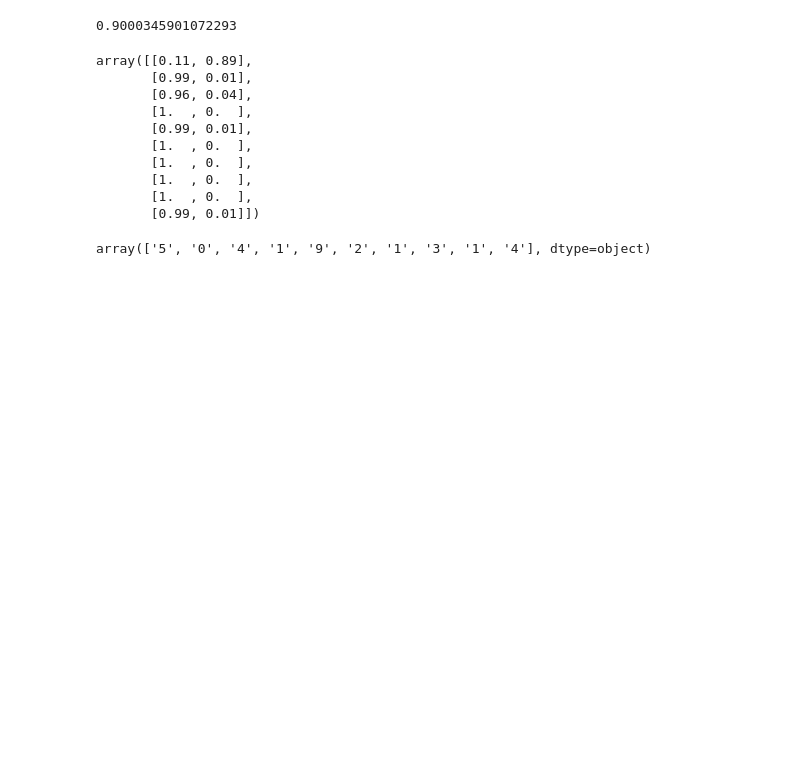
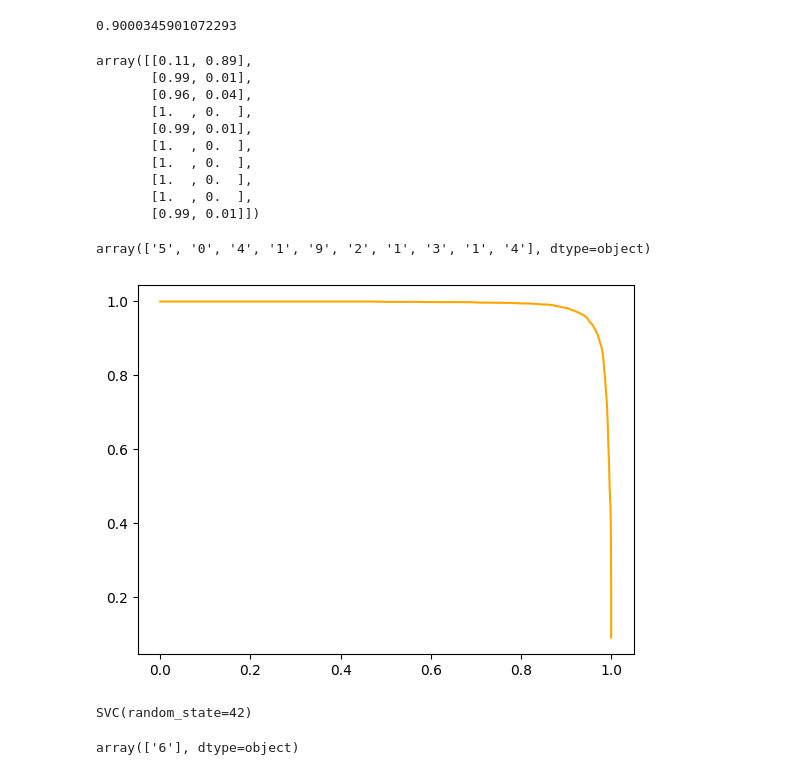
Before and after one commit to 26th-Official/ML-ver.1, a Jupyter notebook: Classification.ipynb, the cells around one changed output. Saved outputs shown, nothing was run; the diff lists cells and outputs as text; code cells hidden in the pictures; blank space fills up the shorter version.

```diff
--- a/Classification.ipynb
+++ b/Classification.ipynb
@@ -138,3 +133,19 @@ array([[0.11, 0.89],
 y[:10]
 # %% [output]
 array(['5', '0', '4', '1', '9', '2', '1', '3', '1', '4'], dtype=object)
+# %%
+precision_rnd,recall_rnd,threshold_rnd = precision_recall_curve(test_5,rnd_model_pred[:,1])
+# %%
+plt.plot(recall_rnd,precision_rnd,color="orange",label="random forest")
+plt.show()
+# %% [output]
+[figure, added]
+# %%
+svc_model = SVC(random_state=42)
+svc_model.fit(x_train[:2000],y_train[:2000])
+# %% [output]
+SVC(random_state=42)
+# %%
+svc_model.predict([X[6000]])
+# %% [output]
+array(['6'], dtype=object)
```
Also changed, not shown: parts of 5 cells of this notebook.
